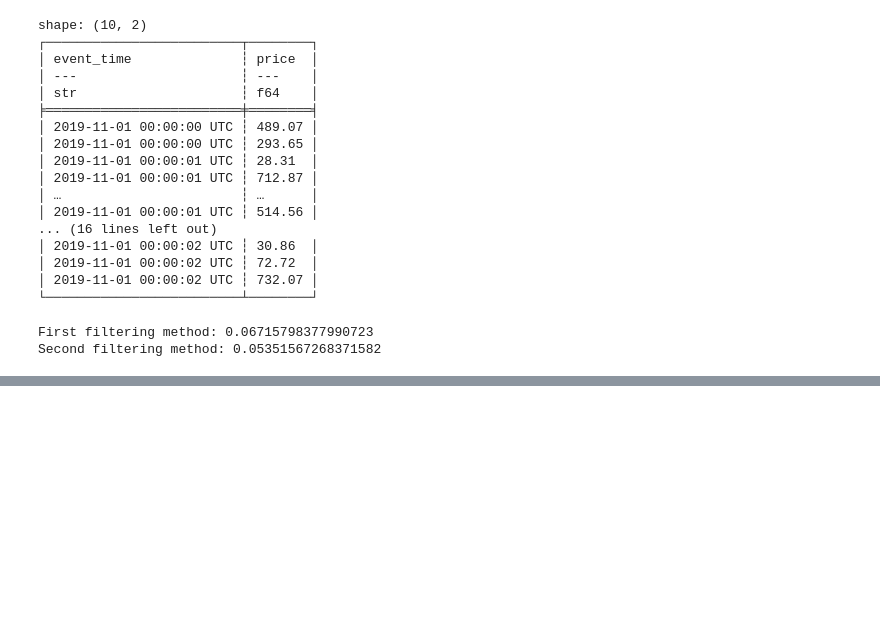
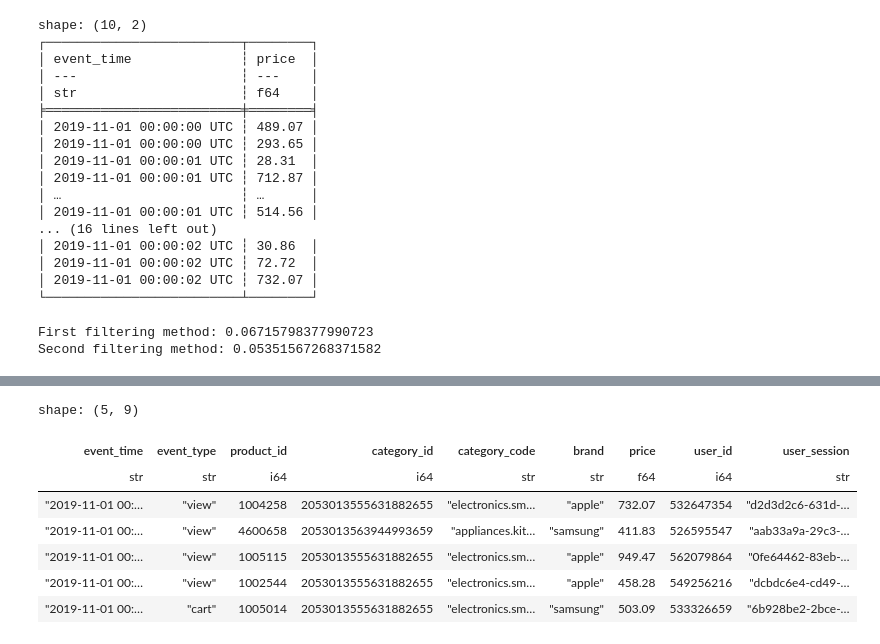
Before and after one commit to GiacomoMeloni/Exploring-polars, a Jupyter notebook: polars_overview.ipynb, the cells around one changed output, grey strips where cells are left out. Saved outputs shown, nothing was run; the diff lists cells and outputs as text; code cells hidden in the pictures; blank space fills up the shorter version.

```diff
--- a/polars_overview.ipynb
+++ b/polars_overview.ipynb
@@ -186,0 +228,4 @@ Second filtering method: 0.05351567268371582
+# %%
+%%time
+df.filter(pl.col('brand').is_in(['apple', 'samsung', 'motorola'])).head()
+# %% [output]
@@ -186,0 +234,8 @@ Second filtering method: 0.05351567268371582
+shape: (5, 9)
+| event_time | event_type | product_id | category_id | category_code | brand | price | user_id | user_session |
+| str | str | i64 | i64 | str | str | f64 | i64 | str |
+| "2019-11-01 00:… | "view" | 1004258 | 2053013555631882655 | "electronics.sm… | "apple" | 732.07 | 532647354 | "d2d3d2c6-631d-… |
+| "2019-11-01 00:… | "view" | 4600658 | 2053013563944993659 | "appliances.kit… | "samsung" | 411.83 | 526595547 | "aab33a9a-29c3-… |
+| "2019-11-01 00:… | "view" | 1005115 | 2053013555631882655 | "electronics.sm… | "apple" | 949.47 | 562079864 | "0fe64462-83eb-… |
+| "2019-11-01 00:… | "view" | 1002544 | 2053013555631882655 | "electronics.sm… | "apple" | 458.28 | 549256216 | "dcbdc6e4-cd49-… |
+| "2019-11-01 00:… | "cart" | 1005014 | 2053013555631882655 | "electronics.sm… | "samsung" | 503.09 | 533326659 | "6b928be2-2bce-… |
```
Also changed, not shown: parts of 3 cells of this notebook.
